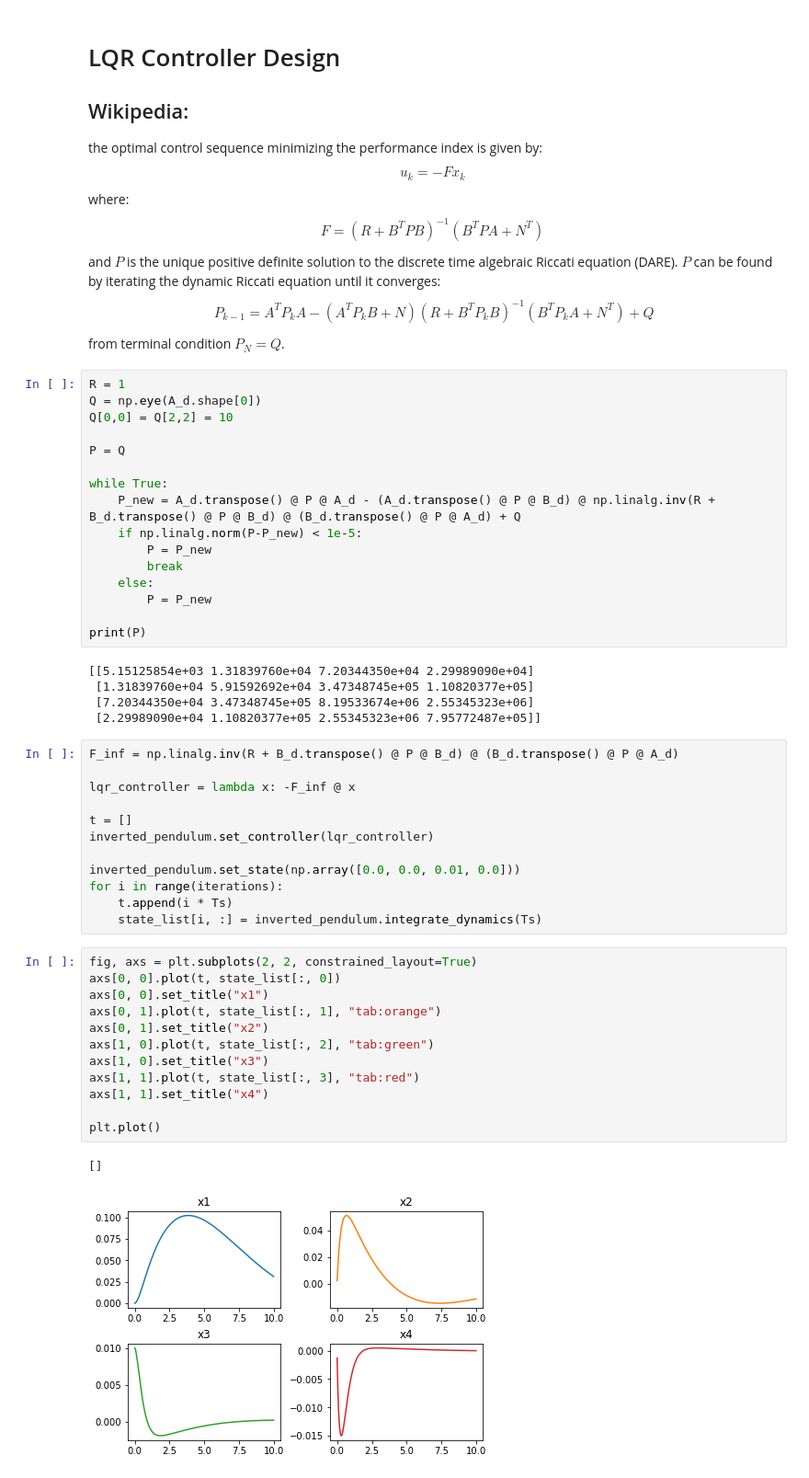
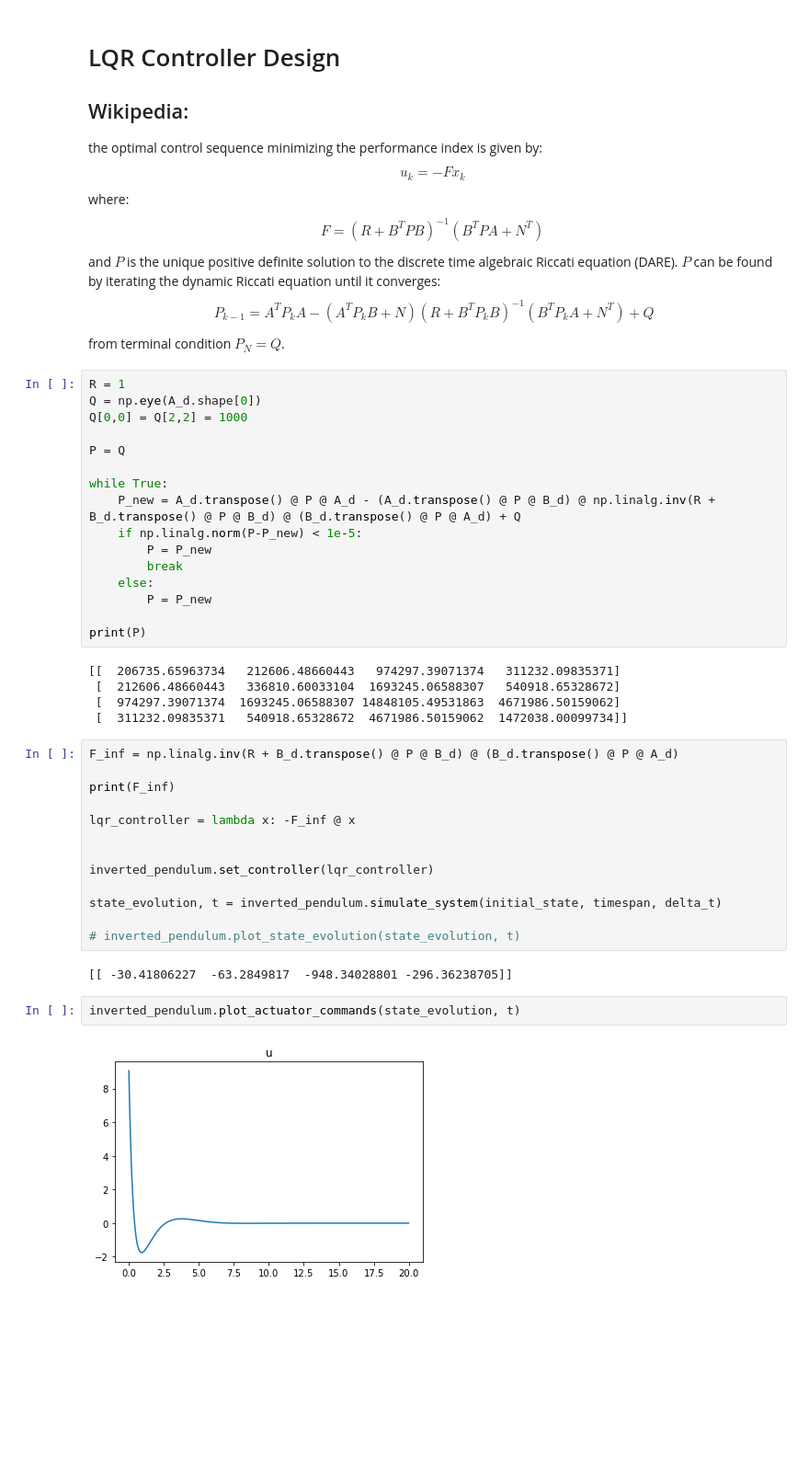
Before and after one commit to naefjo/rl-controller, a Jupyter notebook: model.ipynb, the cells around one changed output. Shown at 92% size. Saved outputs shown, nothing was run; the diff lists cells and outputs as text; blank space fills up the shorter version.

```diff
--- a/model.ipynb
+++ b/model.ipynb
@@ -74,7 +71,7 @@ from terminal condition $P_{N}=Q$.
 # %%
 R = 1
 Q = np.eye(A_d.shape[0])
-Q[0,0] = Q[2,2] = 10
+Q[0,0] = Q[2,2] = 1000
 
 P = Q
 
@@ -88,34 +85,26 @@ while True:
 
 print(P)
 # %% [output]
-[[5.15125854e+03 1.31839760e+04 7.20344350e+04 2.29989090e+04]
- [1.31839760e+04 5.91592692e+04 3.47348745e+05 1.10820377e+05]
- [7.20344350e+04 3.47348745e+05 8.19533674e+06 2.55345323e+06]
- [2.29989090e+04 1.10820377e+05 2.55345323e+06 7.95772487e+05]]
+[[  206735.65963734   212606.48660443   974297.39071374   311232.09835371]
+ [  212606.48660443   336810.60033104  1693245.06588307   540918.65328672]
+ [  974297.39071374  1693245.06588307 14848105.49531863  4671986.50159062]
+ [  311232.09835371   540918.65328672  4671986.50159062  1472038.00099734]]
 # %%
 F_inf = np.linalg.inv(R + B_d.transpose() @ P @ B_d) @ (B_d.transpose() @ P @ A_d)
 
+print(F_inf)
+
 lqr_controller = lambda x: -F_inf @ x
 
-t = []
+
 inverted_pendulum.set_controller(lqr_controller)
 
-inverted_pendulum.set_state(np.array([0.0, 0.0, 0.01, 0.0]))
-for i in range(iterations):
-    t.append(i * Ts)
-    state_list[i, :] = inverted_pendulum.integrate_dynamics(Ts)
+state_evolution, t = inverted_pendulum.simulate_system(initial_state, timespan, delta_t)
+
+# inverted_pendulum.plot_state_evolution(state_evolution, t)
+# %% [output]
+[[ -30.41806227  -63.2849817  -948.34028801 -296.36238705]]
-# %%
-fig, axs = plt.subplots(2, 2, constrained_layout=True)
-axs[0, 0].plot(t, state_list[:, 0])
-axs[0, 0].set_title("x1")
-axs[0, 1].plot(t, state_list[:, 1], "tab:orange")
-axs[0, 1].set_title("x2")
-axs[1, 0].plot(t, state_list[:, 2], "tab:green")
-axs[1, 0].set_title("x3")
-axs[1, 1].plot(t, state_list[:, 3], "tab:red")
-axs[1, 1].set_title("x4")
-
-plt.plot()
-# %% [output]
-[]
-[figure, removed]
+# %%
+inverted_pendulum.plot_actuator_commands(state_evolution, t)
+# %% [output]
+[figure, added]
```
Also changed, not shown: parts of 3 cells of this notebook, 1 other file.
